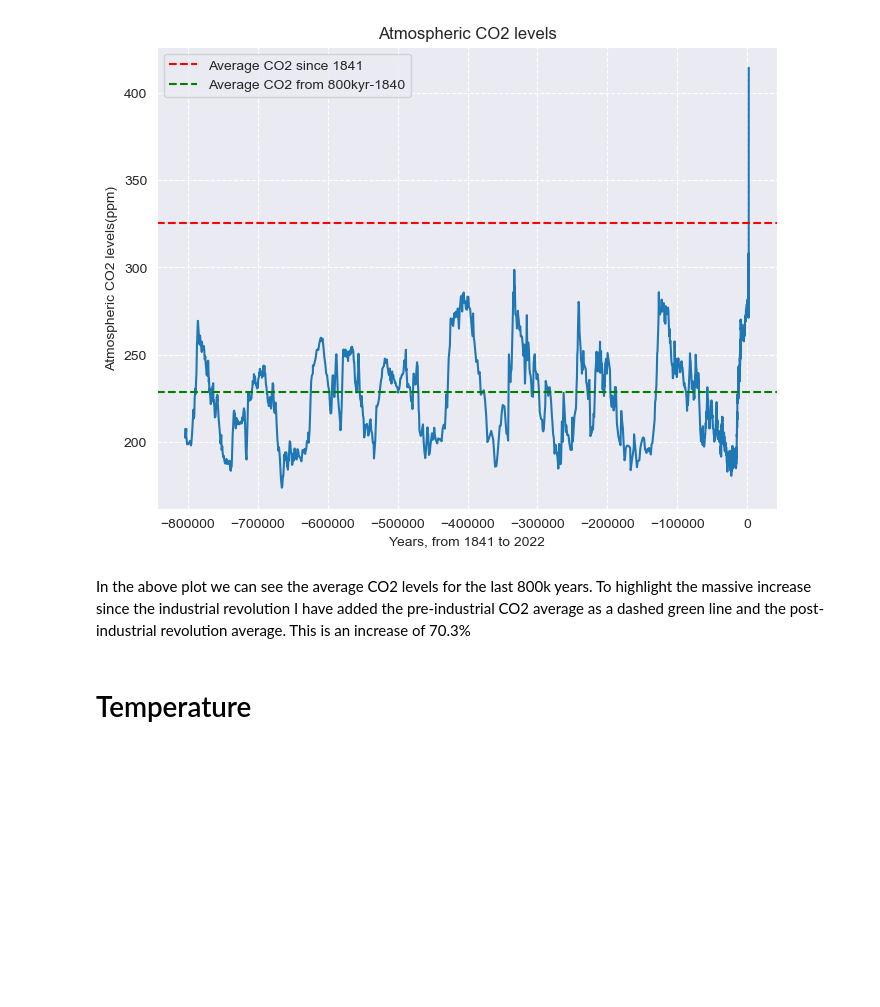
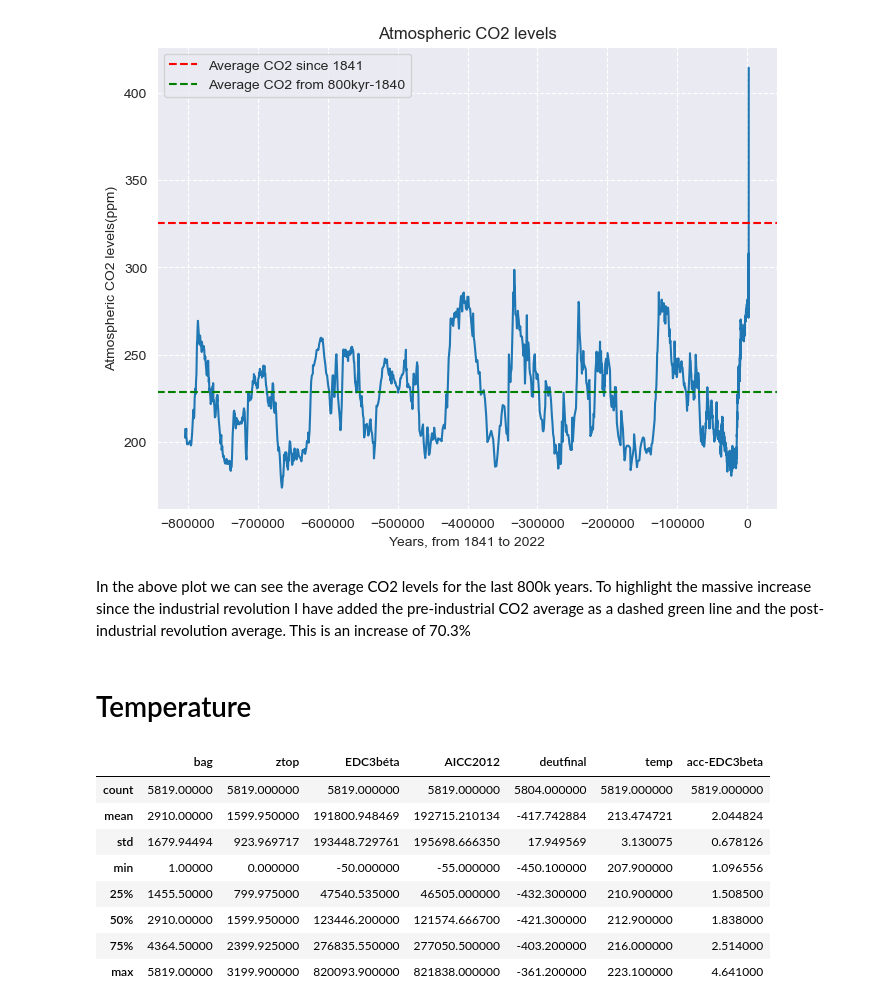
Before and after one commit to Kevin002023/PFDA--Climate-Project, a Jupyter notebook: PFDA-Project-2.ipynb, the cells around one changed output. Drawn from its saved outputs; the diff is of its cells as text; code cells hidden in the pictures; blank space fills up the shorter version.

Commit message:
temp database

```diff
--- a/PFDA-Project-2.ipynb
+++ b/PFDA-Project-2.ipynb
@@ -353,3 +349,24 @@ carbon_dio.head()
+# %%
+#reading in the dataset
+
+jouzel = pd.read_csv('Datasets Used/epicaDC.deuttemp.EDC3-AICC.csv', encoding='latin-1')
+
+# When first attempting to read int the CSV file i was getting the following error;
+# "UnicodeDecodeError: 'utf-8' codec can't decode byte 0xe9 in position 14: invalid continuation byte"
+# After some experimentation and research I determined it was the accented e in 'EDC3béta' that was causing this issue.
+# To get around this I used the encoding latin-1, instead.
+# %%
+jouzel.describe() # check the data looks as expected
+# %% [output]
+|  | bag | ztop | EDC3béta | AICC2012 | deutfinal | temp | acc-EDC3beta |
+| count | 5819.00000 | 5819.000000 | 5819.000000 | 5819.000000 | 5804.000000 | 5819.000000 | 5819.000000 |
+| mean | 2910.00000 | 1599.950000 | 191800.948469 | 192715.210134 | -417.742884 | 213.474721 | 2.044824 |
+| std | 1679.94494 | 923.969717 | 193448.729761 | 195698.666350 | 17.949569 | 3.130075 | 0.678126 |
+| min | 1.00000 | 0.000000 | -50.000000 | -55.000000 | -450.100000 | 207.900000 | 1.096556 |
+| 25% | 1455.50000 | 799.975000 | 47540.535000 | 46505.000000 | -432.300000 | 210.900000 | 1.508500 |
+| 50% | 2910.00000 | 1599.950000 | 123446.200000 | 121574.666700 | -421.300000 | 212.900000 | 1.838000 |
+| 75% | 4364.50000 | 2399.925000 | 276835.550000 | 277050.500000 | -403.200000 | 216.000000 | 2.514000 |
+| max | 5819.00000 | 3199.900000 | 820093.900000 | 821838.000000 | -361.200000 | 223.100000 | 4.641000 |
 # %%
 # I want to remove the first row as it has no relevant values.
 
```
Also changed, not shown: parts of 5 cells of this notebook, 1 other file.
